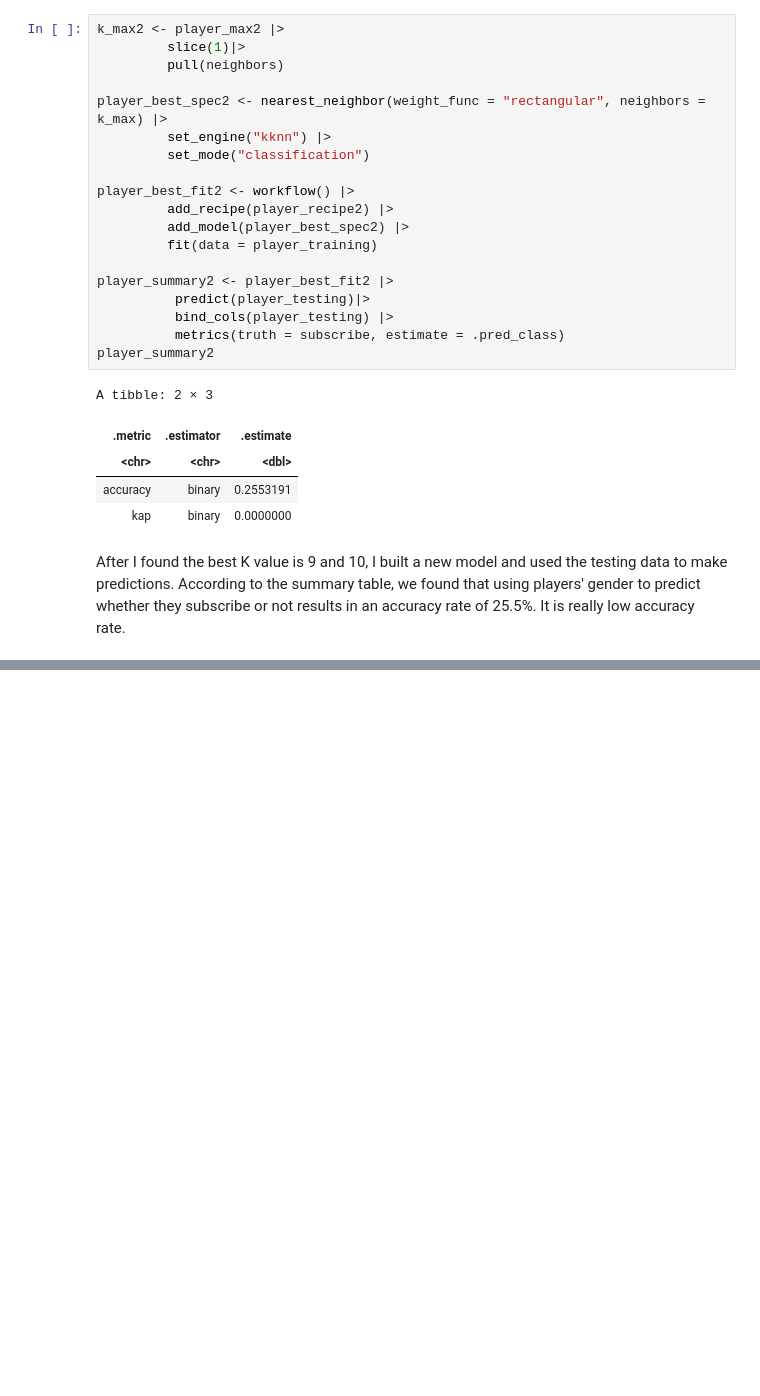
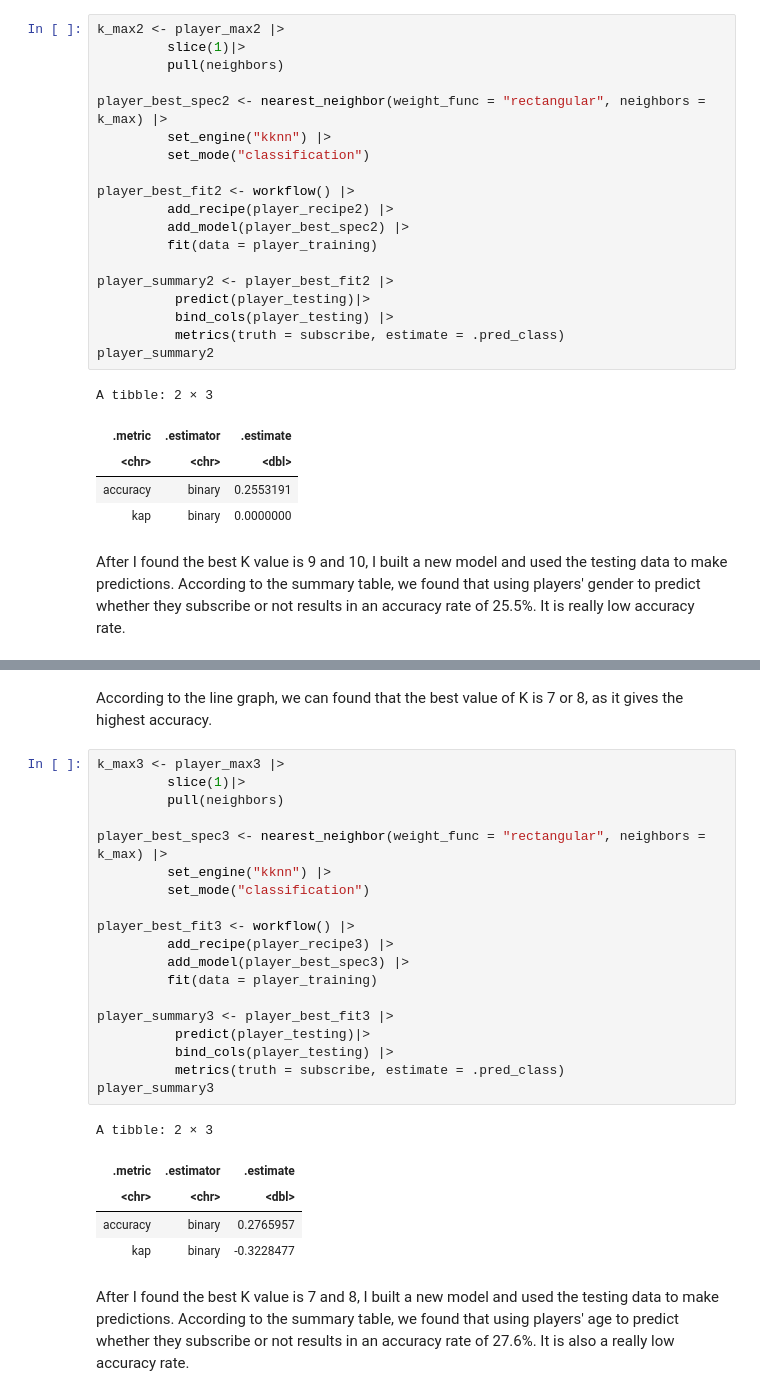
Before and after one commit to SubrinaLi/DSCI-100-sec003, a Jupyter notebook: Subrina LI Project.ipynb, the cells around one changed output, grey strips where cells are left out. Saved outputs shown, nothing was run; the diff lists cells and outputs as text; blank space fills up the shorter version.

```diff
--- a/Subrina LI Project.ipynb
+++ b/Subrina LI Project.ipynb
@@ -275,0 +323,29 @@ After I found the best K value is 9 and 10, I built a new model and used the tes
+# %% [markdown]
+According to the line graph, we can found that the best value of K is 7 or 8, as it gives the highest accuracy.
+# %%
+k_max3 <- player_max3 |>
+         slice(1)|>
+         pull(neighbors)
+
+player_best_spec3 <- nearest_neighbor(weight_func = "rectangular", neighbors = k_max) |>
+         set_engine("kknn") |>
+         set_mode("classification")
+
+player_best_fit3 <- workflow() |>
+         add_recipe(player_recipe3) |>
+         add_model(player_best_spec3) |>
+         fit(data = player_training)
+
+player_summary3 <- player_best_fit3 |>
+          predict(player_testing)|>
+          bind_cols(player_testing) |>
+          metrics(truth = subscribe, estimate = .pred_class)
+player_summary3
+# %% [output]
+A tibble: 2 × 3
+| .metric | .estimator | .estimate |
+| <chr> | <chr> | <dbl> |
+| accuracy | binary | 0.2765957 |
+| kap | binary | -0.3228477 |
+# %% [markdown]
+After I found the best K value is 7 and 8, I built a new model and used the testing data to make predictions. According to the summary table, we found that using players' age to predict whether they subscribe or not results in an accuracy rate of 27.6%. It is also a really low accuracy rate.
```
Also changed, not shown: parts of 3 cells of this notebook.
